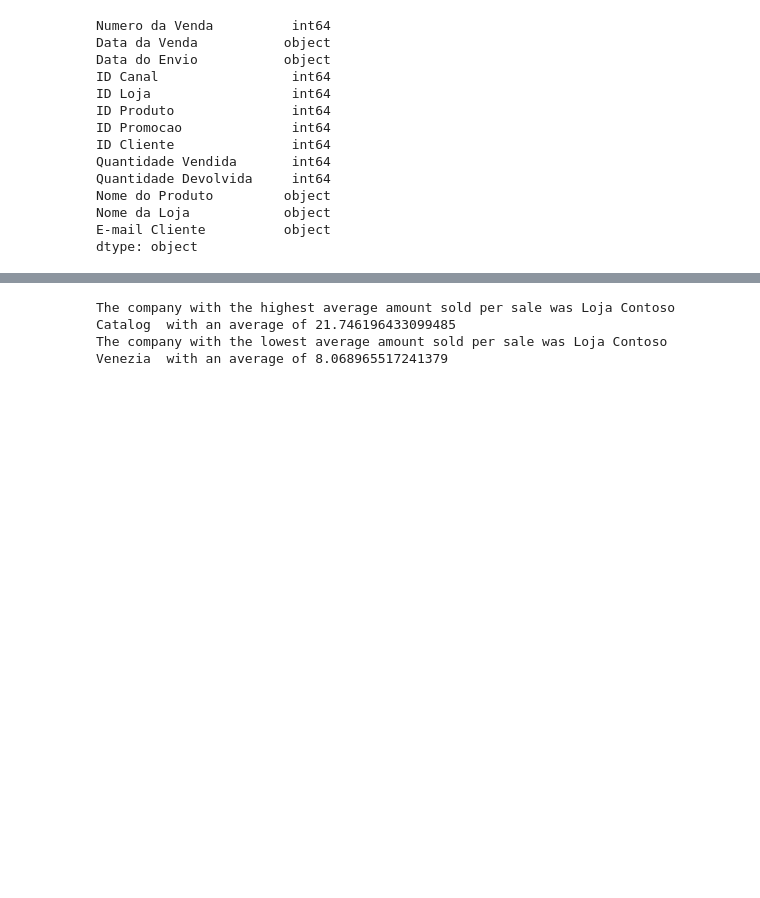
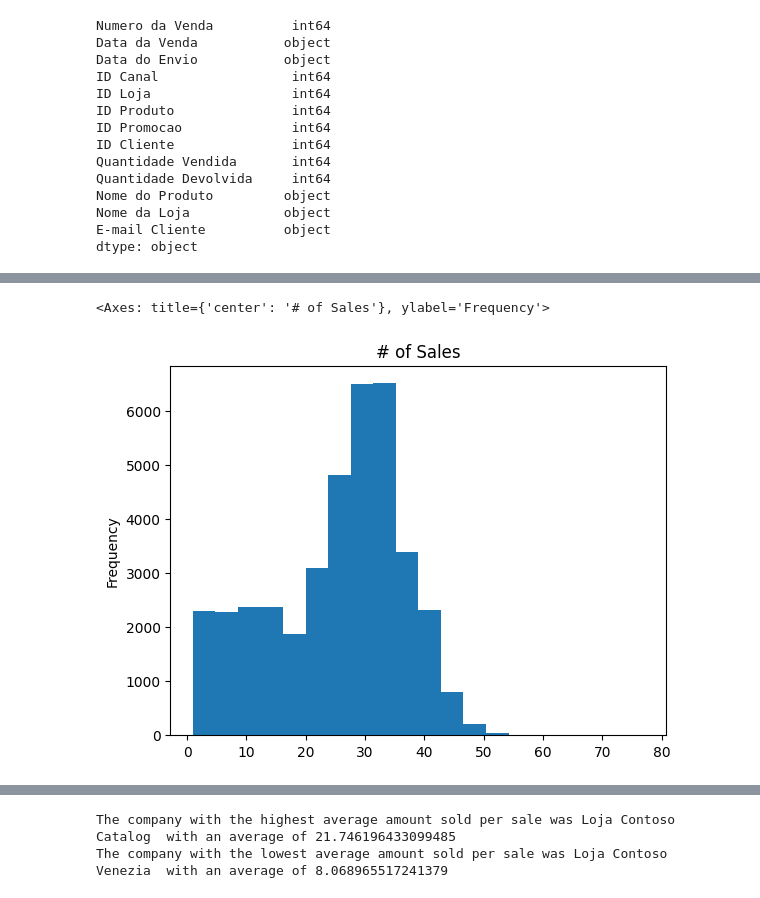
Before and after one commit to igornunespatricio/Python-Course, a Jupyter notebook: Data Analysis/Data_Analysis_Contoso.ipynb, the cells around one changed output, grey strips where cells are left out. Cells and saved outputs as stored; diff of their text form; code cells hidden in the pictures; blank space fills up the shorter version.

```diff
--- a/Data Analysis/Data_Analysis_Contoso.ipynb
+++ b/Data Analysis/Data_Analysis_Contoso.ipynb
@@ -136,0 +145,5 @@ Name: E-mail Cliente, Length: 38907, dtype: int64
+# %%
+buying_freq_client.plot(kind='hist', bins=20, title='# of Sales')
+# %% [output]
+<Axes: title={'center': '# of Sales'}, ylabel='Frequency'>
+[figure, added]
```
Also changed, not shown: parts of 16 cells of this notebook.
